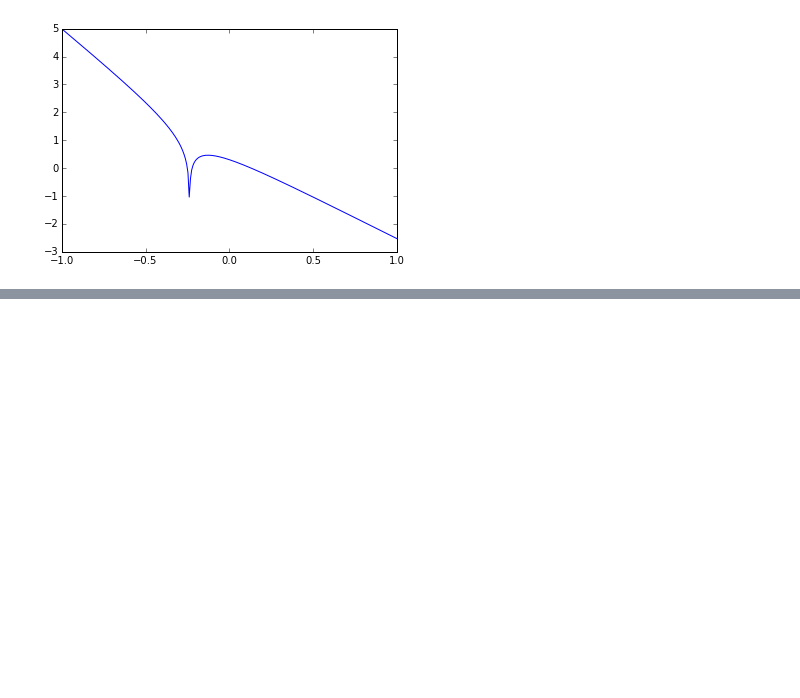
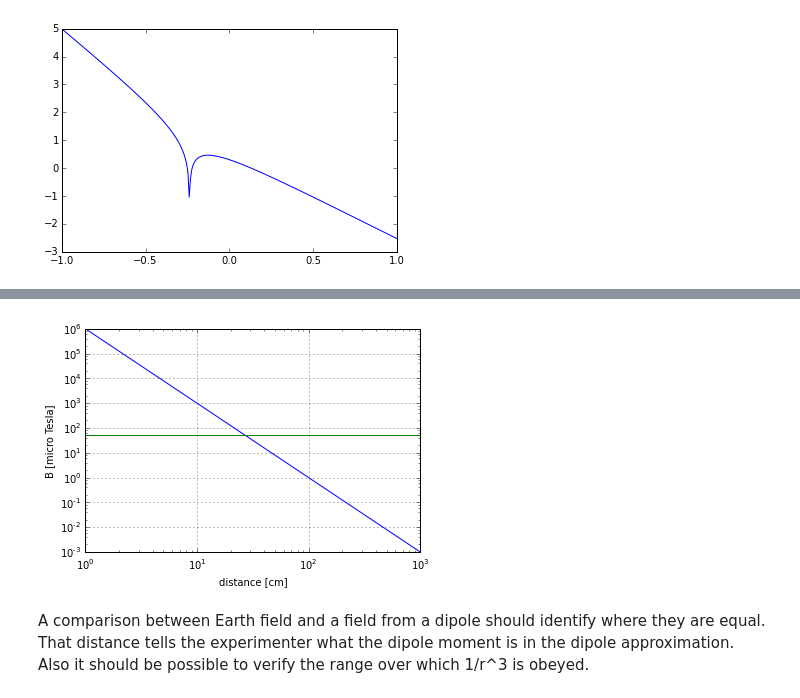
Before and after one commit to LafeLabs/PostCapitalistIndustry, a Jupyter notebook: jupyterNotebooks/Fields/BasicDipoleField.ipynb, the cells around one changed output, grey strips where cells are left out. Saved outputs shown, nothing was run; the diff lists cells and outputs as text; code cells hidden in the pictures; blank space fills up the shorter version.

```diff
--- a/jupyterNotebooks/Fields/BasicDipoleField.ipynb
+++ b/jupyterNotebooks/Fields/BasicDipoleField.ipynb
@@ -150,0 +181,15 @@ grid()
+# %%
+xstart = 1
+xstop = 1000
+
+x = linspace(xstart,xstop,100)
+B = x**-3
+loglog(x,1e6*B,x,50*ones(size(x))) #Earth field about 50 micro Tesla.
+axis([xstart,xstop,1e-3,1e6])
+xlabel("distance [cm]")
+ylabel('B [micro Tesla]')
+grid()
+# %% [output]
+[figure, added]
+# %% [markdown]
+A comparison between Earth field and a field from a dipole should identify where they are equal.  That distance tells the experimenter what the dipole moment is in the dipole approximation.  Also it should be possible to verify the range over which 1/r^3 is obeyed.
```
Also changed, not shown: parts of 3 cells of this notebook, 12 other files.
